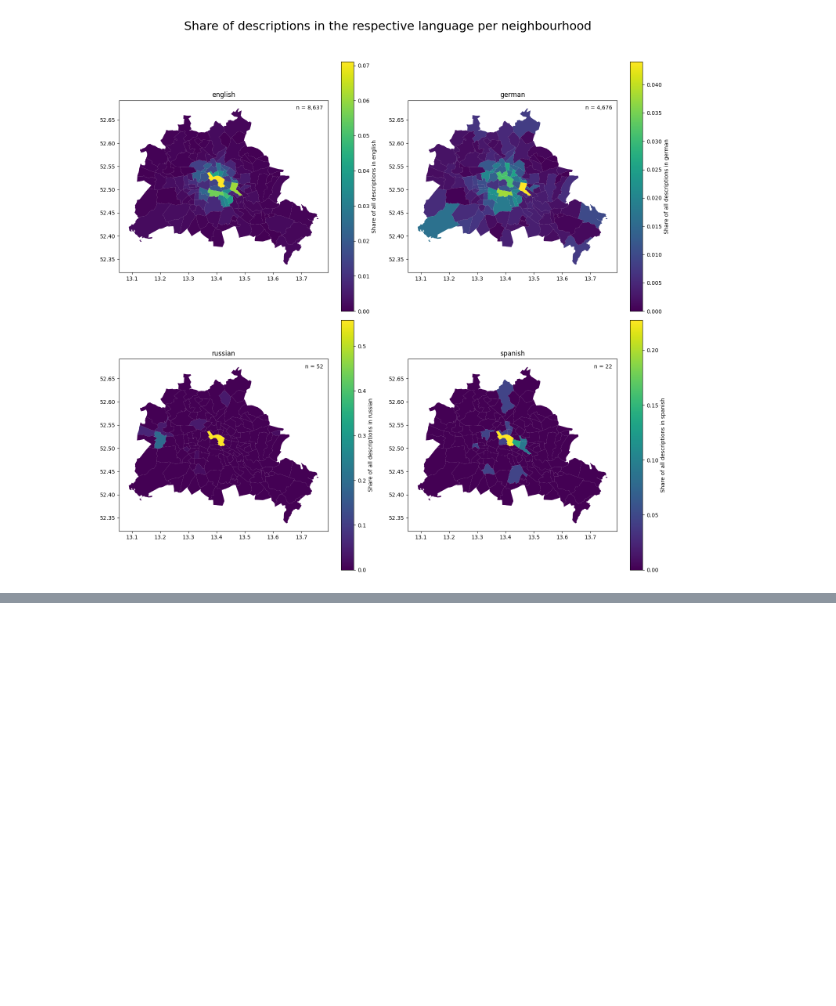
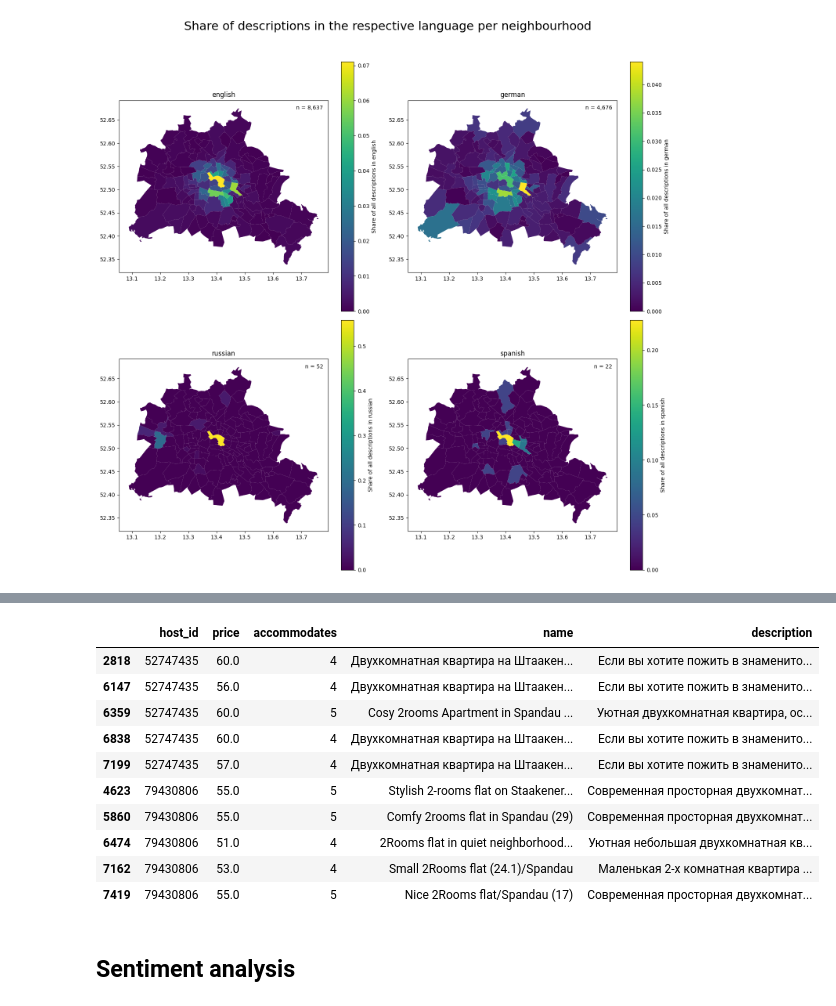
Before and after one commit to unibz-seis2022-transcripts/programming-for-data-science-project, a Jupyter notebook: Inside-Airbnb-Berlin.ipynb, the cells around one changed output, grey strips where cells are left out. Drawn from its saved outputs; the diff is of its cells as text; code cells hidden in the pictures; blank space fills up the shorter version.

Commit message:
sentiment analysis WIP

```diff
--- a/Inside-Airbnb-Berlin.ipynb
+++ b/Inside-Airbnb-Berlin.ipynb
@@ -384,0 +393,18 @@ plot_description_shares_per_neighbourhood_for_multiple_languages(["english", "ge
+# %%
+russian_listings = listings_desc_confident_language[listings_desc_confident_language["description_language"] == "russian"]
+russian_listings_in_wilhelmstadt = russian_listings[russian_listings["neighbourhood"] == "Wilhelmstadt"]
+russian_listings_in_wilhelmstadt.sort_values("host_id")[["host_id", "price", "accommodates", "name"]]
+# %% [output]
+|  | host_id | price | accommodates | name | description |
+| 2818 | 52747435 | 60.0 | 4 | Двухкомнатная квартира на Штаакен... | Если вы хотите пожить в знаменито... |
+| 6147 | 52747435 | 56.0 | 4 | Двухкомнатная квартира на Штаакен... | Если вы хотите пожить в знаменито... |
+| 6359 | 52747435 | 60.0 | 5 | Cosy 2rooms Apartment in Spandau ... | Уютная двухкомнатная квартира, ос... |
+| 6838 | 52747435 | 60.0 | 4 | Двухкомнатная квартира на Штаакен... | Если вы хотите пожить в знаменито... |
+| 7199 | 52747435 | 57.0 | 4 | Двухкомнатная квартира на Штаакен... | Если вы хотите пожить в знаменито... |
+| 4623 | 79430806 | 55.0 | 5 | Stylish 2-rooms flat on Staakener... | Современная просторная двухкомнат... |
+| 5860 | 79430806 | 55.0 | 5 | Comfy 2rooms flat in Spandau (29) | Современная просторная двухкомнат... |
+| 6474 | 79430806 | 51.0 | 4 | 2Rooms flat in quiet neighborhood... | Уютная небольшая двухкомнатная кв... |
+| 7162 | 79430806 | 53.0 | 4 | Small 2Rooms flat (24.1)/Spandau | Маленькая 2-х комнатная квартира ... |
+| 7419 | 79430806 | 55.0 | 5 | Nice 2Rooms flat/Spandau (17) | Современная просторная двухкомнат... |
+# %% [markdown]
+## Sentiment analysis
```
Also changed, not shown: parts of 10 cells of this notebook, 2 other files.
